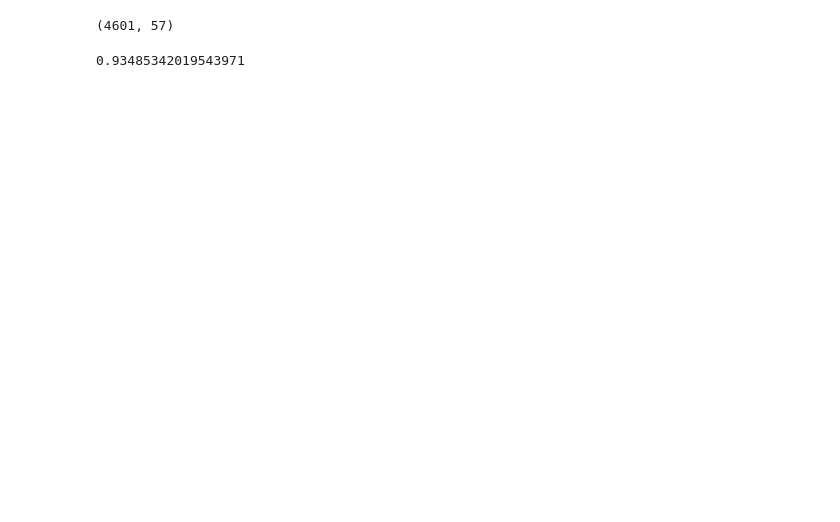
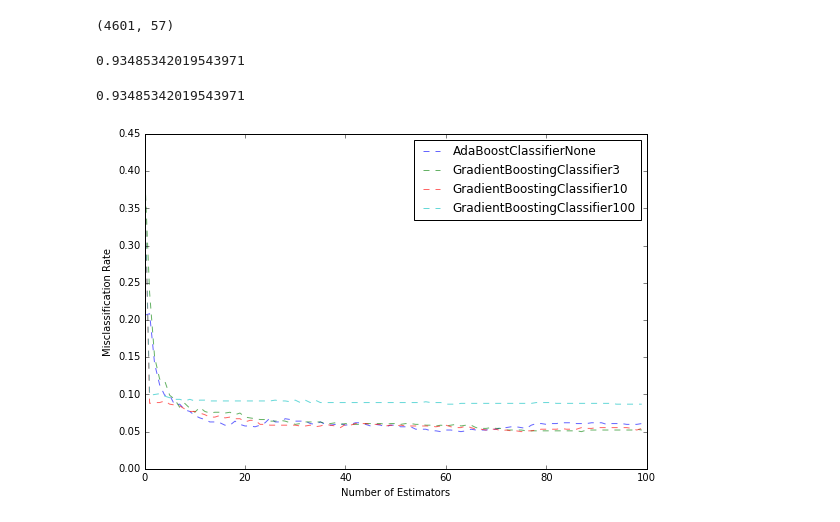
Before and after one commit to EloisaElias/Elo_portfolio, a Jupyter notebook: 26_AdaBoost_Classifier.ipynb, the cells around one changed output. Drawn from its saved outputs; the diff is of its cells as text; code cells hidden in the pictures; blank space fills up the shorter version.

Commit message:
Adaboost classifier

```diff
--- a/26_AdaBoost_Classifier.ipynb
+++ b/26_AdaBoost_Classifier.ipynb
@@ -104,3 +104,48 @@ aboost.score(X_test, y_test)
 accuracy_score(y_test, aboost.predict(X_test))
 # %% [output]
 0.93485342019543971
+# %%
+skmodel = AdaBoostBinaryClassifier(n_estimators=50)
+skmodel.fit(X_train, y_train)
+skmodel.score(X_test, y_test)
+accuracy_score(y_test, skmodel.predict(X_test))
+# %% [output]
+0.93485342019543971
+# %%
+def plot_iterations_vs_mse(model_, X_train, X_test, y_train, y_test, *args, **kwargs):
+    model = model_(*args, **kwargs)
+    model.fit(X_train, y_train)
+
+    staged_prediction = model.staged_predict(X_test)
+
+    # I : Incorrect predictions
+    I = []
+    for y_staged in staged_prediction:
+        I.append(np.sum(y_staged != y_test) / float(len(y_test)))
+
+    model_name = model.__class__.__name__.replace('Regressor', '')
+    learning_rate = model.learning_rate
+    max_depth = getattr(model, 'max_depth', None)
+
+    plt.plot(range(model.n_estimators), I, '--', alpha=0.6,
+            label='{}{}'.format(model_name, max_depth))
+    plt.xlabel('Number of Estimators')
+    plt.ylabel('Misclassification Rate')
+    plt.legend()
+# %%
+plt.figure(figsize=(9, 6))
+
+model_arguments = {'n_estimators':100}
+plot_iterations_vs_mse(AdaBoostClassifier, X_train,X_test, y_train, y_test, **model_arguments)
+plot_iterations_vs_mse(GradientBoostingClassifier, X_train, X_test, y_train, y_test, **model_arguments)
+
+model_arguments['max_depth'] = 10
+plot_iterations_vs_mse(GradientBoostingClassifier, X_train, X_test, y_train, y_test, **model_arguments)
+
+model_arguments['max_depth'] = 100
+plot_iterations_vs_mse(GradientBoostingClassifier, X_train, X_test, y_train, y_test, **model_arguments)
+
+plt.legend()
+plt.show();
+# %% [output]
+[figure, added]
```
Also changed, not shown: parts of 20 cells of this notebook.
